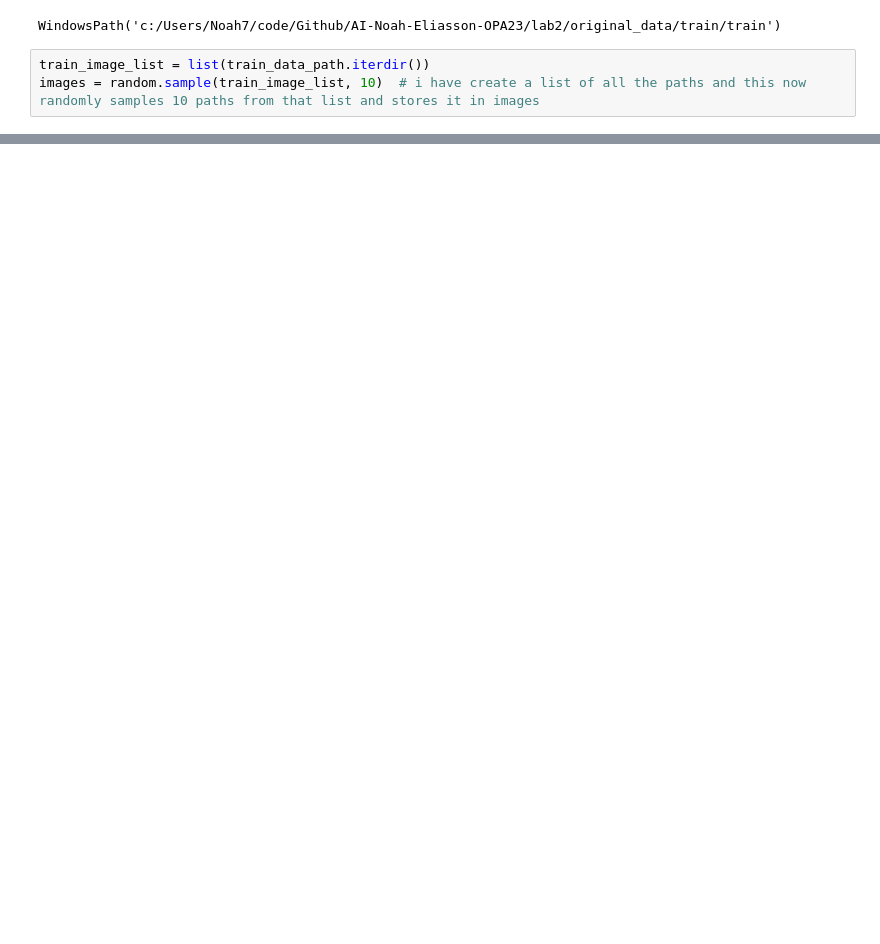
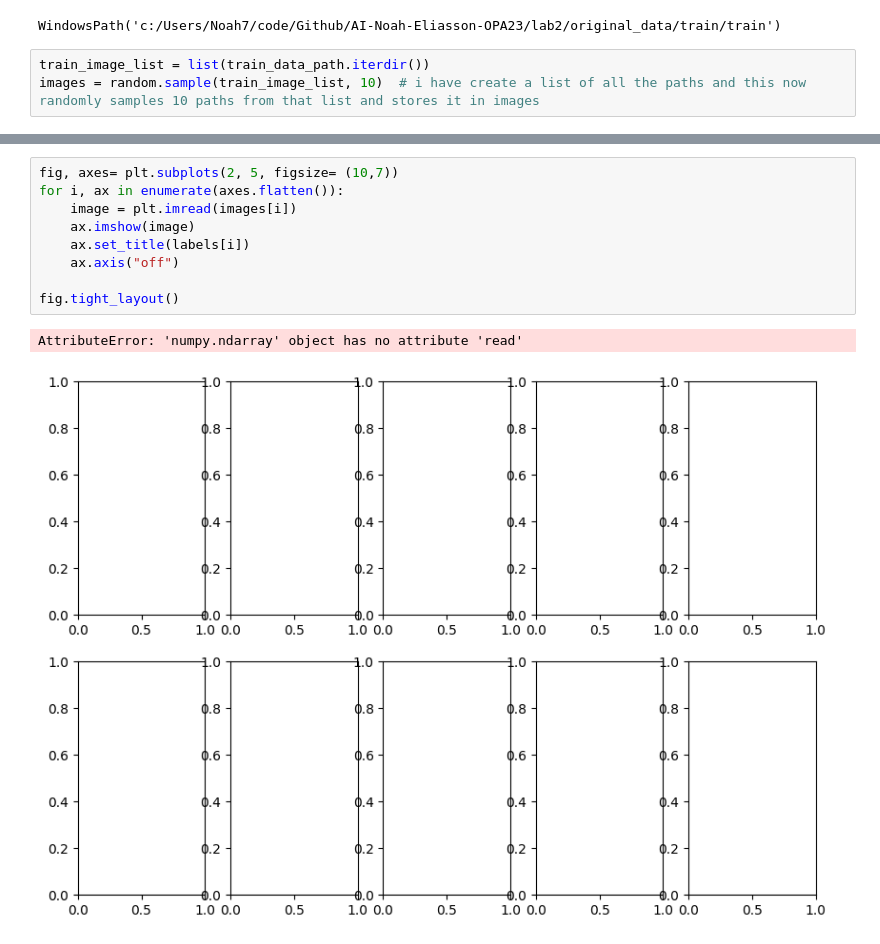
Before and after one commit to NoahEliasson/AI-Noah-Eliasson-OPA23, a Jupyter notebook: lab2/lab_2.ipynb, the cells around one changed output, grey strips where cells are left out. Cells and saved outputs as stored; diff of their text form; blank space fills up the shorter version.

Commit message:
trying to figure out the next steps, usnure about the split.

```diff
--- a/lab2/lab_2.ipynb
+++ b/lab2/lab_2.ipynb
@@ -31,0 +108,12 @@ fig.tight_layout()
+# %%
+fig, axes= plt.subplots(2, 5, figsize= (10,7))
+for i, ax in enumerate(axes.flatten()):
+    image = plt.imread(images[i])
+    ax.imshow(image)
+    ax.set_title(labels[i])
+    ax.axis("off")
+
+fig.tight_layout()
+# %% [output]
+AttributeError: 'numpy.ndarray' object has no attribute 'read'
+[figure, added]
```
Also changed, not shown: parts of 8 cells of this notebook, 1 other file.
